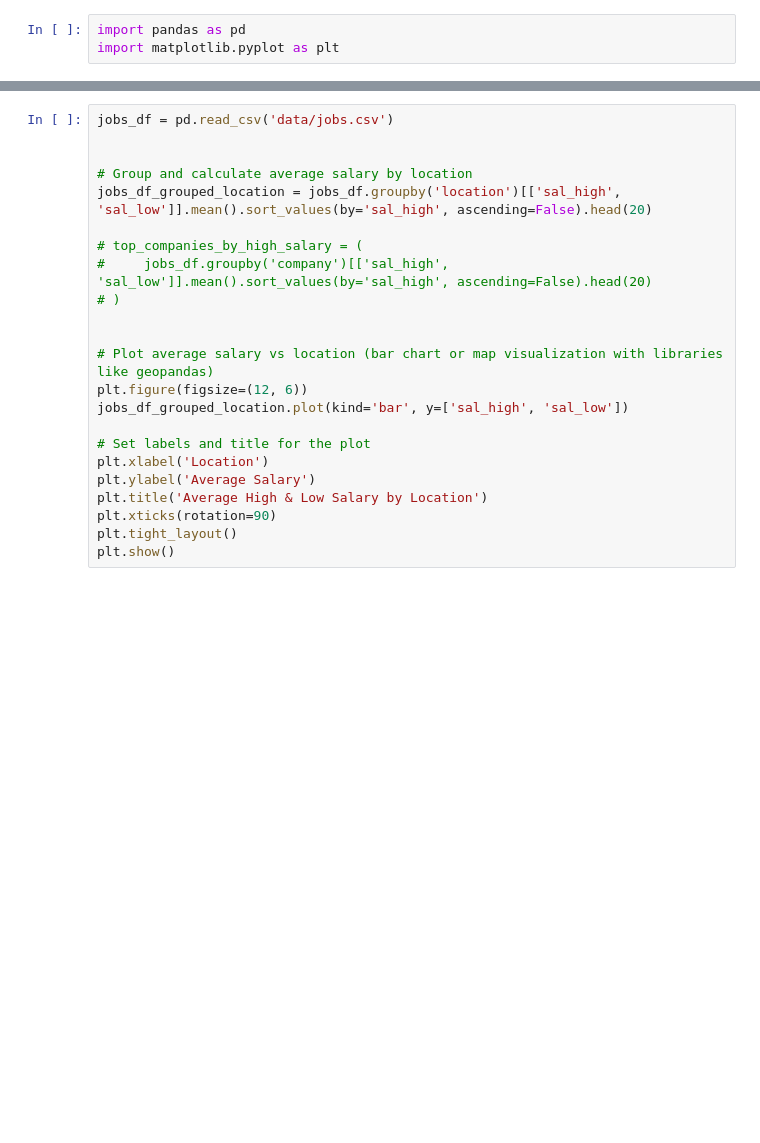
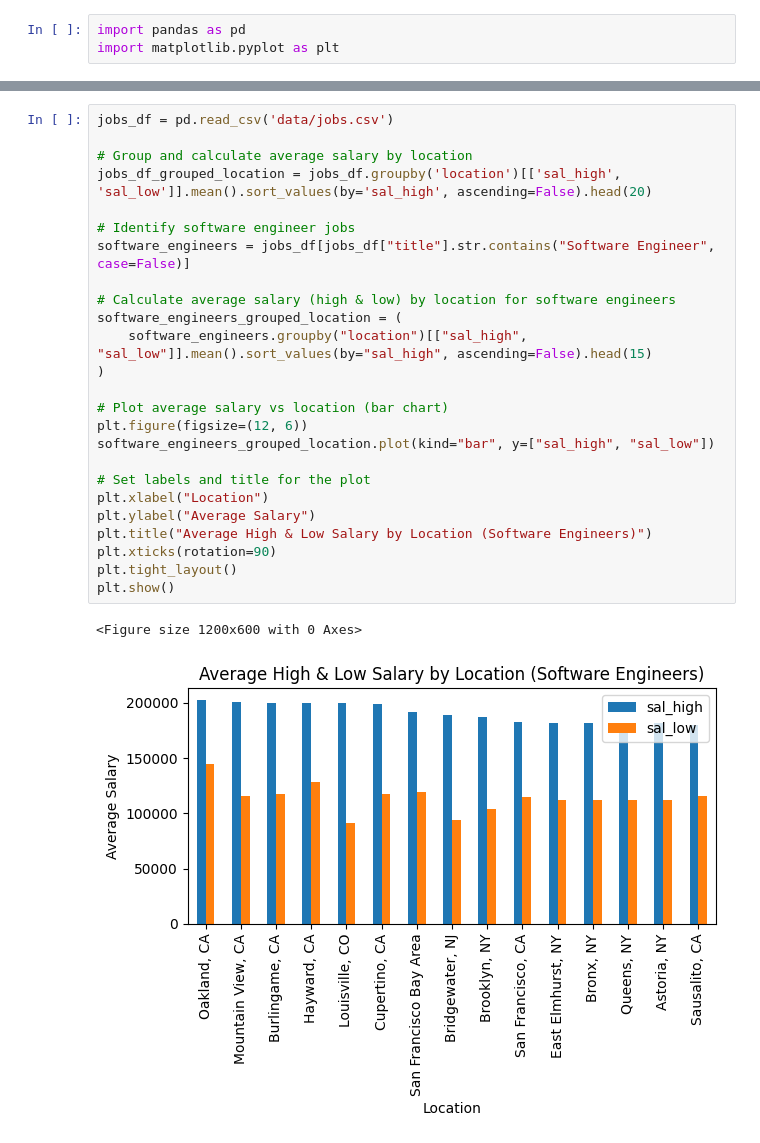
Before and after one commit to emin1731/tech-job-market-data, a Jupyter notebook: Team_Project_Task2.ipynb, the cells around one changed output, grey strips where cells are left out. Drawn from its saved outputs; the diff is of its cells as text; blank space fills up the shorter version.

```diff
--- a/Team_Project_Task2.ipynb
+++ b/Team_Project_Task2.ipynb
@@ -44,23 +53,28 @@ print(location_distribution)
 # %%
 jobs_df = pd.read_csv('data/jobs.csv')
-
 
 # Group and calculate average salary by location
 jobs_df_grouped_location = jobs_df.groupby('location')[['sal_high', 'sal_low']].mean().sort_values(by='sal_high', ascending=False).head(20)
 
-# top_companies_by_high_salary = (
-#     jobs_df.groupby('company')[['sal_high', 'sal_low']].mean().sort_values(by='sal_high', ascending=False).head(20)
-# )
+# Identify software engineer jobs
+software_engineers = jobs_df[jobs_df["title"].str.contains("Software Engineer", case=False)]
 
+# Calculate average salary (high & low) by location for software engineers
+software_engineers_grouped_location = (
+    software_engineers.groupby("location")[["sal_high", "sal_low"]].mean().sort_values(by="sal_high", ascending=False).head(15)
+)
 
-# Plot average salary vs location (bar chart or map visualization with libraries like geopandas)
+# Plot average salary vs location (bar chart)
 plt.figure(figsize=(12, 6))
-jobs_df_grouped_location.plot(kind='bar', y=['sal_high', 'sal_low'])
+software_engineers_grouped_location.plot(kind="bar", y=["sal_high", "sal_low"])
 
 # Set labels and title for the plot
-plt.xlabel('Location')
-plt.ylabel('Average Salary')
-plt.title('Average High & Low Salary by Location')
+plt.xlabel("Location")
+plt.ylabel("Average Salary")
+plt.title("Average High & Low Salary by Location (Software Engineers)")
 plt.xticks(rotation=90)
 plt.tight_layout()
 plt.show()
+# %% [output]
+<Figure size 1200x600 with 0 Axes>
+[figure, added]
```
Also changed, not shown: parts of 4 cells of this notebook.
